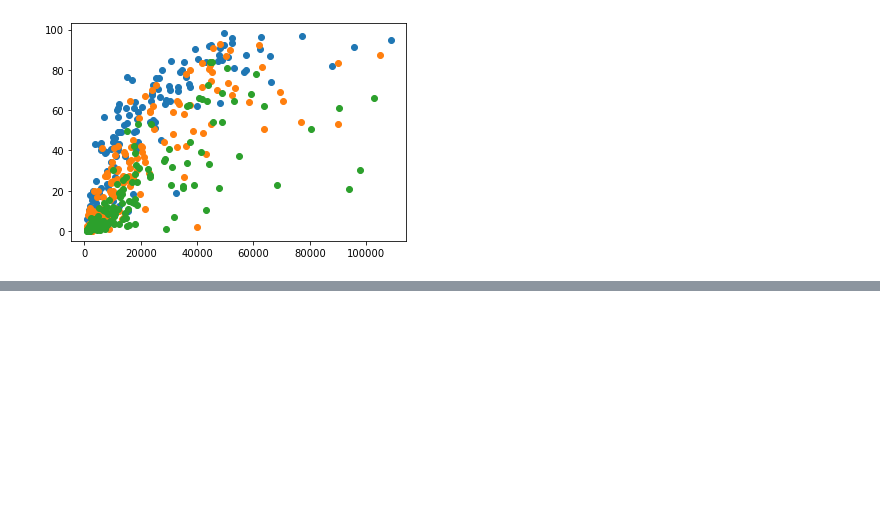
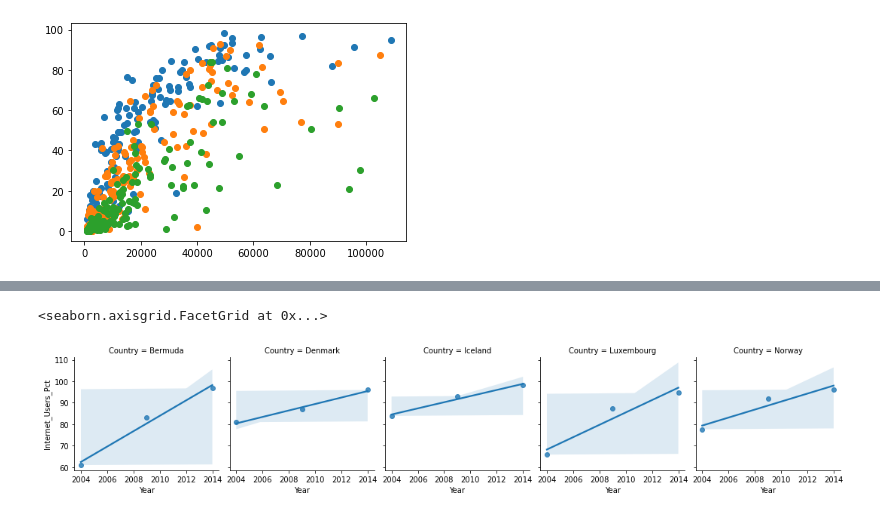
Before and after one commit to Dphills741/GDP-vs-Internet-Usage--Python, a Jupyter notebook: Notebook/Current Notebook.ipynb, the cells around one changed output, grey strips where cells are left out. Cells and saved outputs as stored; diff of their text form; code cells hidden in the pictures; blank space fills up the shorter version.

```diff
--- a/Notebook/Current Notebook.ipynb
+++ b/Notebook/Current Notebook.ipynb
@@ -240,0 +279,2 @@ plt.scatter(gdp_int_2004.GDP_Per_Capita , gdp_int_2004.Internet_Users_Pct )
+# %%
+Top_5_internet =  gdp_and_internet_use[(gdp_and_internet_use['Country'] == 'Iceland') | (gdp_and_internet_use['Country'] == 'Bermuda') | (gdp_and_internet_use['Country'] == 'Norway') | (gdp_and_internet_use['Country'] == 'Denmark') | (gdp_and_internet_use['Country'] == 'Luxembourg')]
@@ -240,0 +300,6 @@ plt.scatter(gdp_int_2004.GDP_Per_Capita , gdp_int_2004.Internet_Users_Pct )
+# %%
+g = sns.FacetGrid(Top_5_internet, col='Country')
+g.map(sns.regplot, "Year", "Internet_Users_Pct")
+# %% [output]
+<seaborn.axisgrid.FacetGrid at 0x...>
+[figure, added]
```
Also changed, not shown: parts of 17 cells of this notebook.
